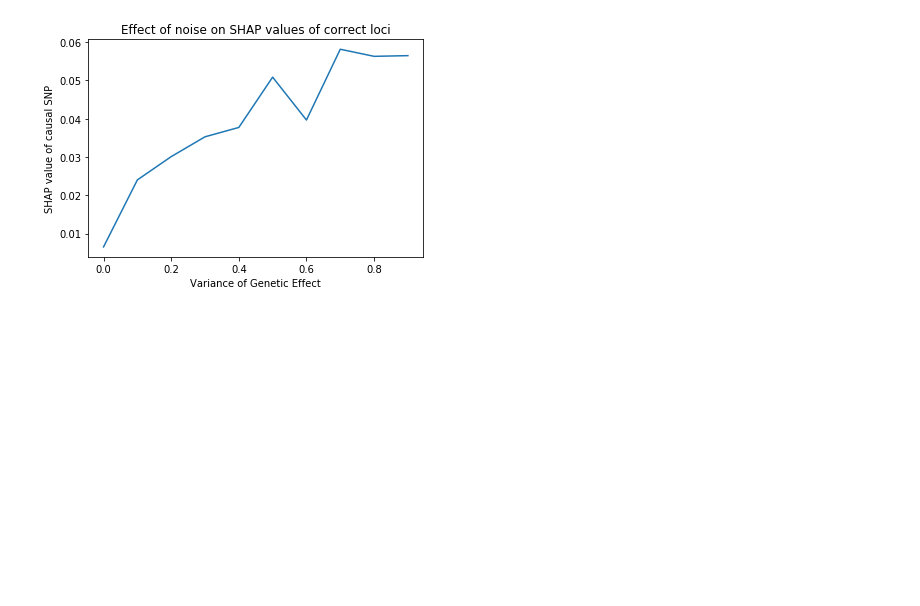
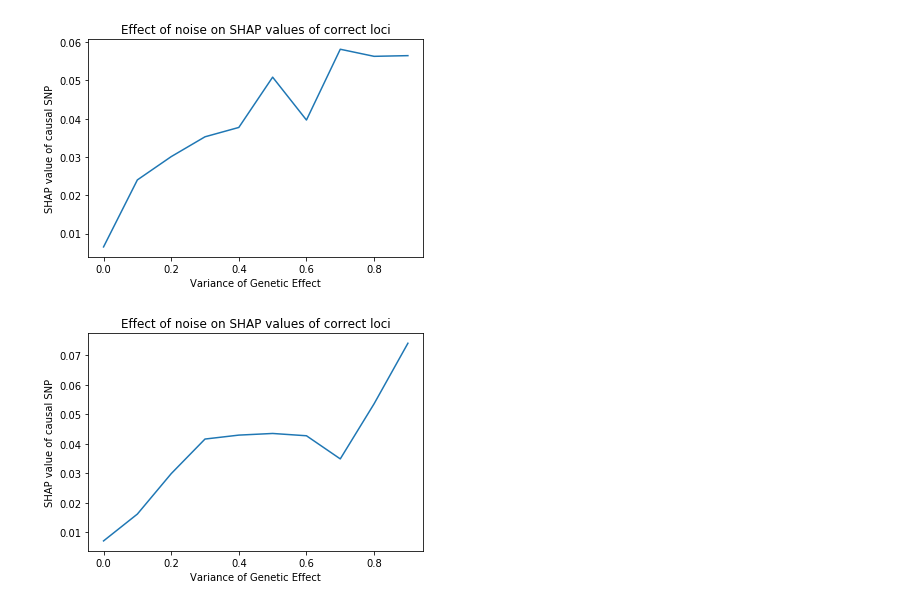
Before and after one commit to KevinDelao/UCLA_Summer_Project, a Jupyter notebook: UCLA_Summer_Code.ipynb, the cells around one changed output. Cells and saved outputs as stored; diff of their text form; code cells hidden in the pictures; blank space fills up the shorter version.

Commit message:
pseudo code for plotting mean shap value

```diff
--- a/UCLA_Summer_Code.ipynb
+++ b/UCLA_Summer_Code.ipynb
@@ -614,3 +629,7 @@ envi constraint to 0
 [figure]
 envi constraint to 0
 [figure]
+# %%
+plot_shap_values(50, 10, 10, 50)
+# %% [output]
+[figure, added]
```
Also changed, not shown: parts of 2 cells of this notebook.
